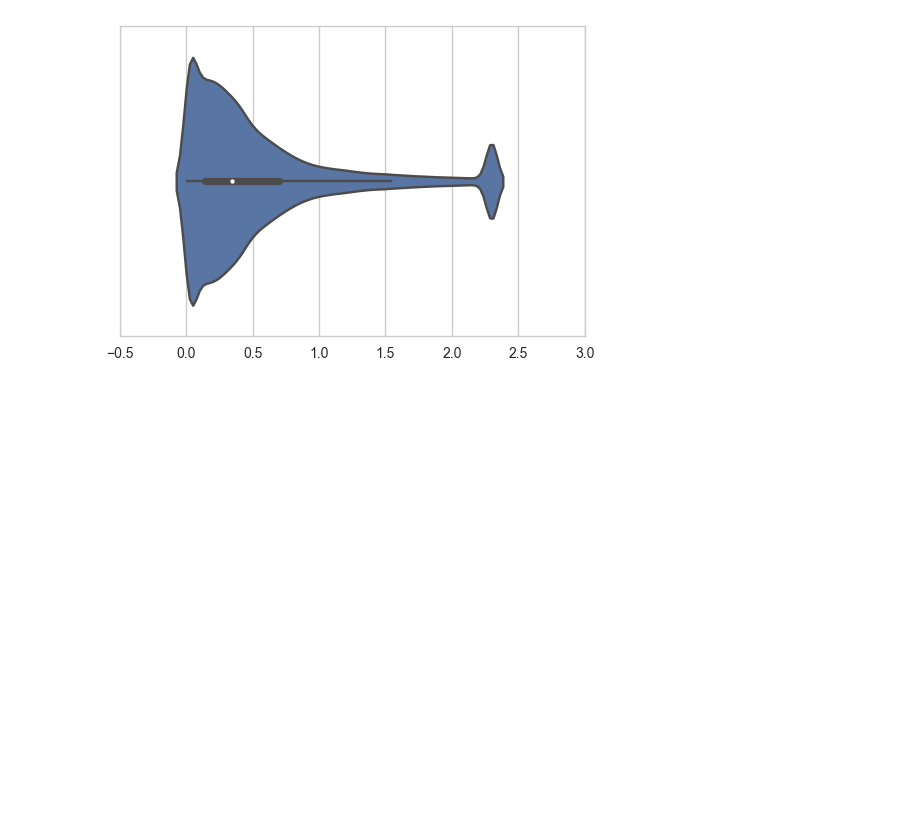
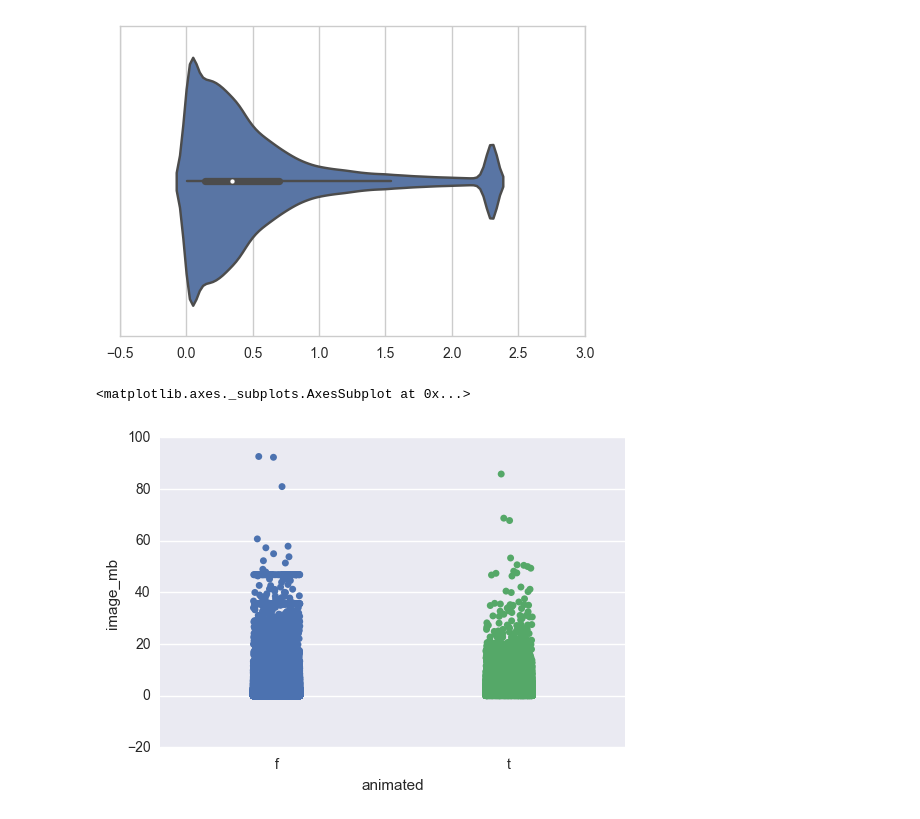
Before and after one commit to carlsednaoui/thinkful-data-science, a Jupyter notebook: coursework/unit_1/lesson_3_project_3.ipynb, the cells around one changed output. Cells and saved outputs as stored; diff of their text form; code cells hidden in the pictures; blank space fills up the shorter version.

```diff
--- a/coursework/unit_1/lesson_3_project_3.ipynb
+++ b/coursework/unit_1/lesson_3_project_3.ipynb
@@ -65,7 +65,10 @@ sns.violinplot(y)
 [figure]
 # %%
 # Let's now look at mobile_optimized against image_mb
-mobile = df['mobile_optimized']
+animated = df['animated']
 size = df['image_mb']
 
-sns.stripplot(mobile, size)
+sns.stripplot(animated, size, jitter=True)
+# %% [output]
+<matplotlib.axes._subplots.AxesSubplot at 0x...>
+[figure, added]
```
Also changed, not shown: parts of 2 cells of this notebook.
